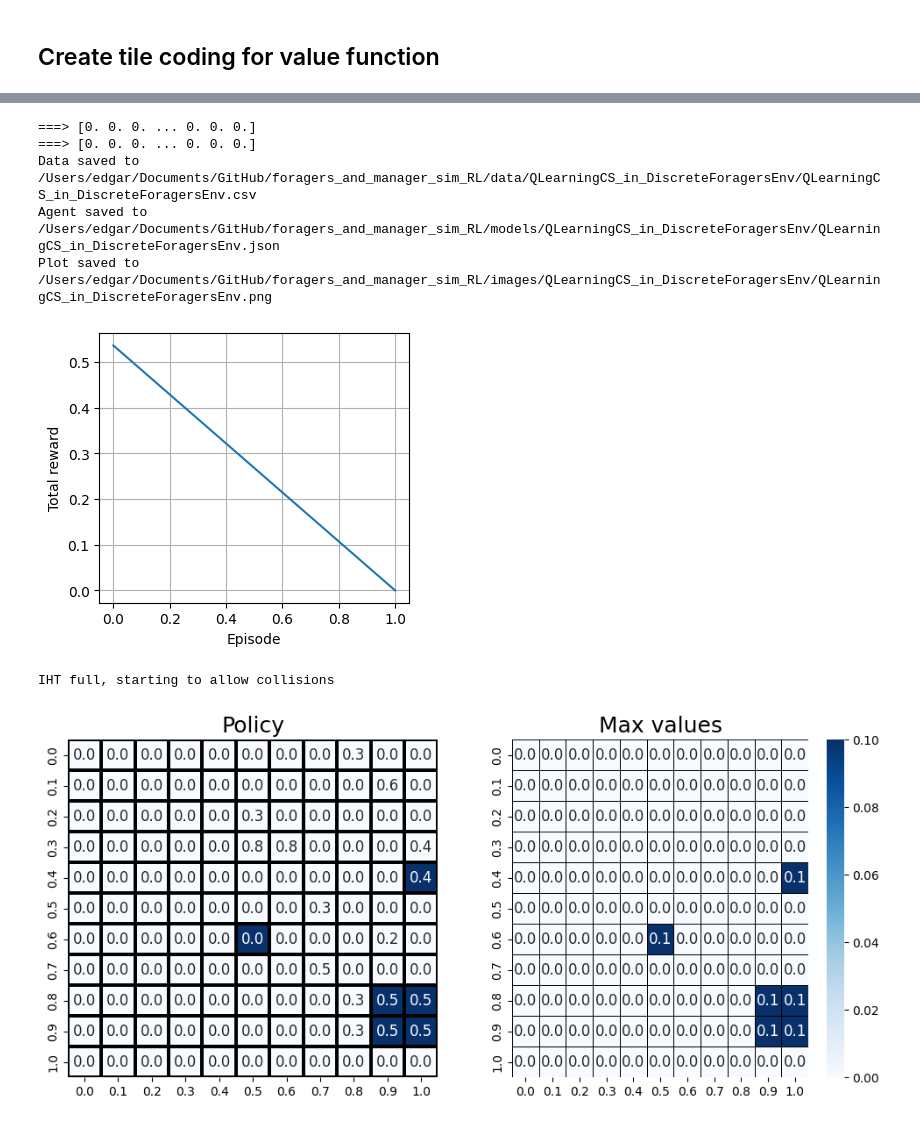
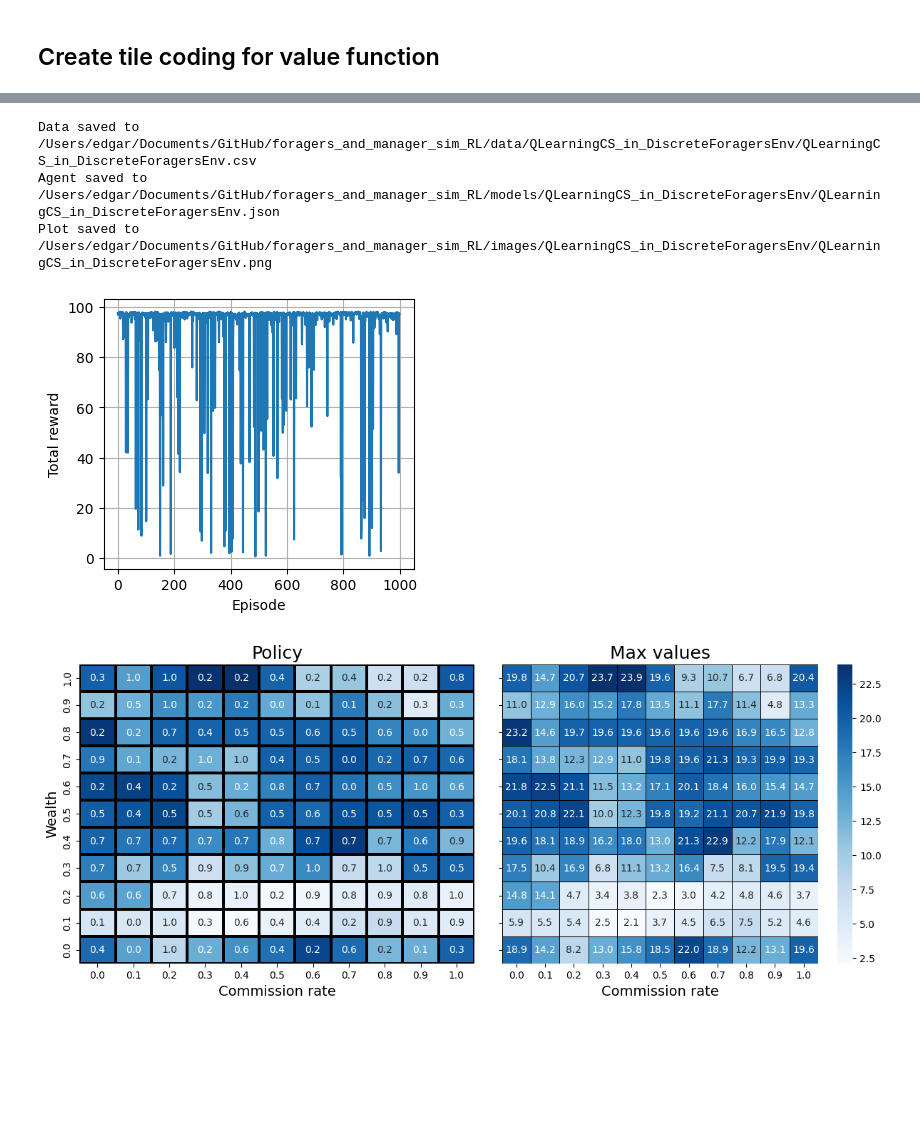
Before and after one commit to EAndrade-Lotero/foragers_and_manager_sim_RL, a Jupyter notebook: notebooks/Tile_Coding_on_Foragers.ipynb, the cells around one changed output, grey strips where cells are left out. Cells and saved outputs as stored; diff of their text form; code cells hidden in the pictures; blank space fills up the shorter version.

```diff
--- a/notebooks/Tile_Coding_on_Foragers.ipynb
+++ b/notebooks/Tile_Coding_on_Foragers.ipynb
@@ -36,6 +39,7 @@ tiles_parameters = {
     'numTiles': [8, 8],
     'scaleFactors':state_scales,
     'maxSize':4096,
-    'alpha':0.1
+    'alpha':0.1,
+    'num_actions': num_actions
 }
 value_approximator = TilesQ(parameters=tiles_parameters)
@@ -48,13 +46,17 @@ np.float32(0.0)
 # %%
 agent_parameters = {
-    'nA':11,
+    'nA':num_actions,
     'nS':2,
-    'gamma':1,
+    'gamma':0.95,
     'epsilon':0.1,
     'alpha':0.1,
     'Q':value_approximator
 }
-env_parameters = {}
+env_parameters = {
+    'num_foragers':3,
+    'num_discrete_actions':num_actions,
+
+}
 perf = Performer(
     env_name='DiscreteForagersEnv',
     env_parameters=env_parameters,
@@ -63,5 +65,9 @@ perf = Performer(
     agent_parameters=agent_parameters
 )
 # %%
-perf.run(num_rounds=10, visual=False)
+perf.run(
+    num_rounds=10,
+    visual=False,
+    from_file=True,
+)
 # %% [output]
@@ -85,21 +91,29 @@ Total reward: 0.7665285064421739
 # %%
-perf.train(num_rounds=10, num_episodes=2)
+perf.train(
+    num_rounds=100,
+    num_episodes=1000,
+    from_file=False,
+)
 # %% [output]
-===> [0. 0. 0. ... 0. 0. 0.]
-===> [0. 0. 0. ... 0. 0. 0.]
 Data saved to /Users/edgar/Documents/GitHub/foragers_and_manager_sim_RL/data/QLearningCS_in_DiscreteForagersEnv/QLearningCS_in_DiscreteForagersEnv.csv
 Agent saved to /Users/edgar/Documents/GitHub/foragers_and_manager_sim_RL/models/QLearningCS_in_DiscreteForagersEnv/QLearningCS_in_DiscreteForagersEnv.json
 Plot saved to /Users/edgar/Documents/GitHub/foragers_and_manager_sim_RL/images/QLearningCS_in_DiscreteForagersEnv/QLearningCS_in_DiscreteForagersEnv.png
-[figure, old version]
+[figure, new version]
 # %%
-dict_acciones = {i:f"{i/10:.1f}" for i in range(11)}
+dict_acciones = {i:f"{i/(num_actions - 1):.1f}" for i in range(num_actions)}
 q_plot = PlotQApprox2D(
     Q=perf.agent.Q,
     state_scales=state_scales,
     dict_acciones=dict_acciones,
-    mesh_size=11,
+    mesh_size=num_actions,
 )
-q_plot.best_actions_with_values(max_deci=1)
+fig, ax = q_plot.best_actions_with_values(max_deci=1)
+fig.shared_axes = True
+fig.tight_layout()
+ax[0].set_xlabel('Commission rate', fontsize='14')
+ax[0].set_ylabel('Wealth', fontsize='14')
+ax[1].tick_params(labelleft=False)
+ax[1].set_xlabel('Commission rate', fontsize='14')
+plt.show()
 # %% [output]
-IHT full, starting to allow collisions
-[figure, old version]
+[figure, new version]
```
Also changed, not shown: parts of 7 cells of this notebook, 12 other files.
